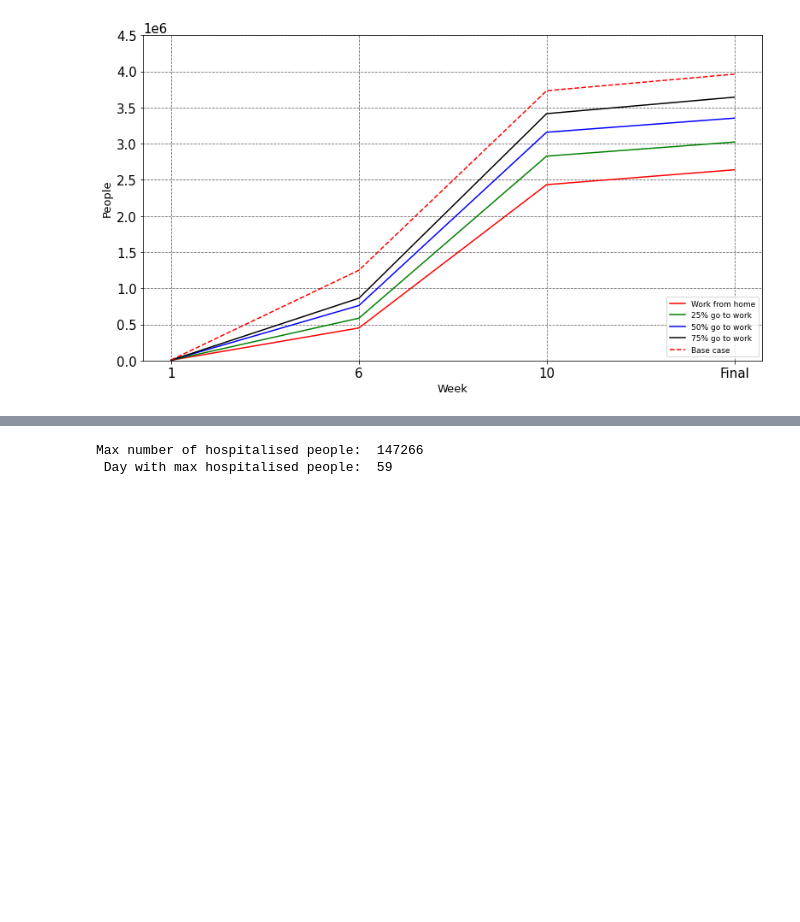
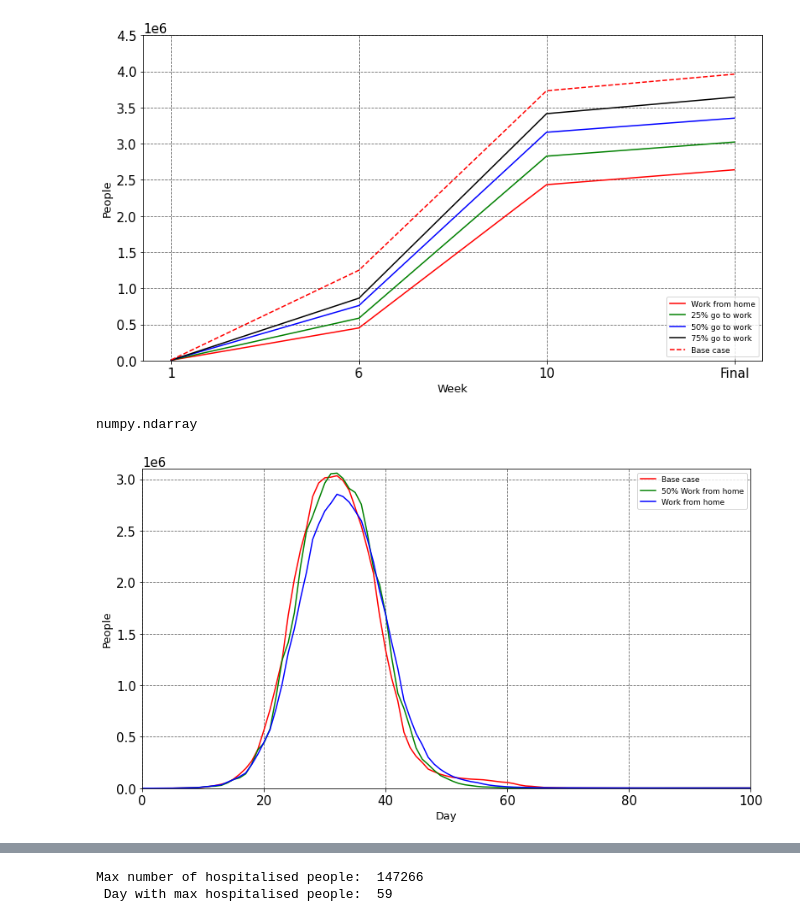
Before and after one commit to captainnemo2005/compartmentmodel, a Jupyter notebook: Melbourne Work from home.ipynb, the cells around one changed output, grey strips where cells are left out. Cells and saved outputs as stored; diff of their text form; code cells hidden in the pictures; blank space fills up the shorter version.

```diff
--- a/Melbourne Work from home.ipynb
+++ b/Melbourne Work from home.ipynb
@@ -390,16 +534,16 @@ def sir_plot_r(x,y,z,i,k):
     plt.xlabel("Day",fontsize=13) # Text for X-Axis
     plt.ylabel("People",fontsize=13)
     plt.plot(x, color='r',label='Base case')
-    plt.plot(y, color='g',label='25% go to work')
-    plt.plot(z, color='b',label='50% go to work')
-    plt.plot(i, color='k',label='75% go to work')
-    plt.plot(k, color='k',label='Staggered work ',linestyle='--')
+    plt.plot(y, color='g',label='50% work from home')
+    plt.plot(z, color='b',label='100% work from home')
+    plt.plot(i, color='k',label='Staggered work')
+    #plt.plot(k, color='k',label='Staggered work ',linestyle='--')
     plt.grid(b=True, which='major', color='#666666', linestyle='--')
     plt.rc('xtick',labelsize=11)
     plt.rc('ytick',labelsize=11)
     plt.legend(loc=1, prop={'size':9})
 
-    plt.savefig('infected_workpercent_staggered_work_hour.jpg')
+    #plt.savefig('infected_workpercent_staggered_work_hour.jpg')
 
 sir_plot_r(x,y,z,i,k)
 # %% [output]
@@ -599,4 +743,38 @@ sir_plot_r(x,y,z,i,k)
 # %%
 import pandas as pd
 
-episim_data = pd.read_excel(open('tmp.xlsx', 'rb'),sheet_name='Sheet1')
+episim_data = pd.read_excel(open('/Users/cptnemo2005/Desktop/SEIR/Book1.xlsx', 'rb'),sheet_name='Sheet1')
+
+episim_base_case         = episim_data['Base case']
+episim_50_work_from_home = episim_data['50% Work from home']
+episim_work_from_home    = episim_data['Work from home']
+# %%
+episim_base_case_array         = episim_base_case.to_numpy()
+episim_50_work_from_home_array = episim_50_work_from_home.to_numpy()
+episim_work_from_home_array    = episim_work_from_home.to_numpy()
+
+type(episim_base_case_array)
+# %% [output]
+numpy.ndarray
+# %%
+def sir_plot_r(x,y,z):
+    plt.figure(figsize=(13,7))
+    plt.xlim(0, 100,1)
+    plt.ylim(0, 3100000,1)
+    plt.xlabel("Day",fontsize=13) # Text for X-Axis
+    plt.ylabel("People",fontsize=13)
+    plt.plot(x, color='r',label='Base case')
+    plt.plot(y, color='g',label='50% Work from home')
+    plt.plot(z, color='b',label='Work from home')
+    #plt.plot(i, color='k',label='75% Work from home')
+    plt.grid(b=True, which='major', color='#666666', linestyle='--')
+    plt.rc('xtick',labelsize=15)
+    plt.rc('ytick',labelsize=15)
+    plt.legend(loc=1, prop={'size':9})
+    #plt.savefig('intected_workpercent.jpg')
+
+sir_plot_r(episim_base_case_array,
+          episim_50_work_from_home_array,
+          episim_work_from_home_array)
+# %% [output]
+[figure, added]
```
Also changed, not shown: parts of 16 cells of this notebook, 2 other files.
